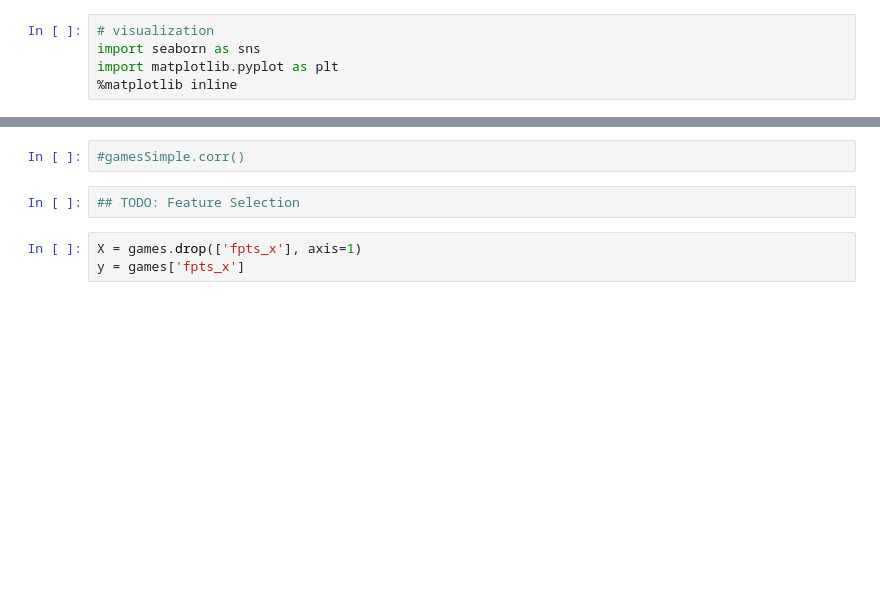
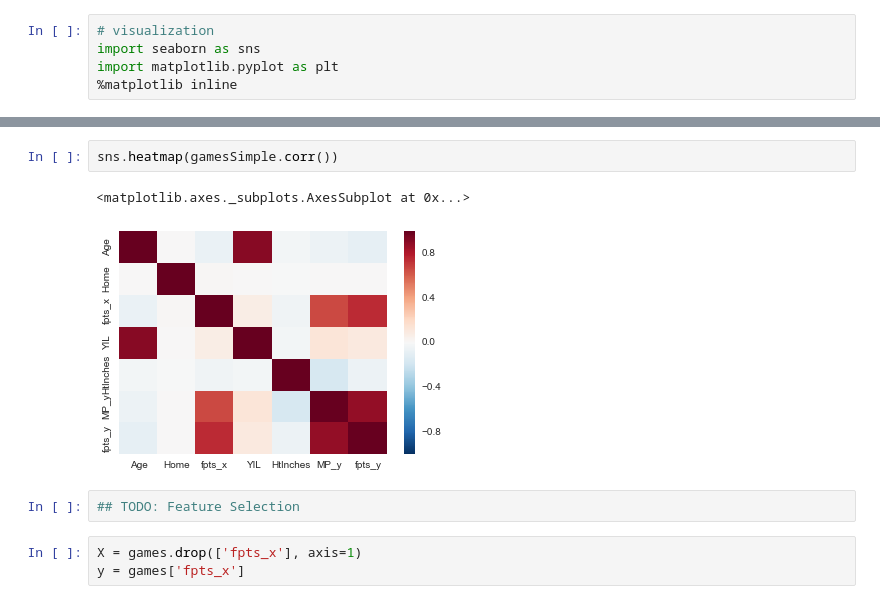
Before and after one commit to the212/nba-zerb, a Jupyter notebook: gameLogs.ipynb, the cells around one changed output, grey strips where cells are left out. Saved outputs shown, nothing was run; the diff lists cells and outputs as text; blank space fills up the shorter version.

```diff
--- a/gameLogs.ipynb
+++ b/gameLogs.ipynb
@@ -160,5 +175,8 @@ sns.pairplot(games, x_vars=['MP_y'], y_vars='fpts_x', size=10, aspect=0.7, kind=
 # %%
-#gamesSimple.corr()
+sns.heatmap(gamesSimple.corr())
+# %% [output]
+<matplotlib.axes._subplots.AxesSubplot at 0x...>
+[figure, added]
 # %%
 ## TODO: Feature Selection
 # %%
```
Also changed, not shown: parts of 13 cells of this notebook.
